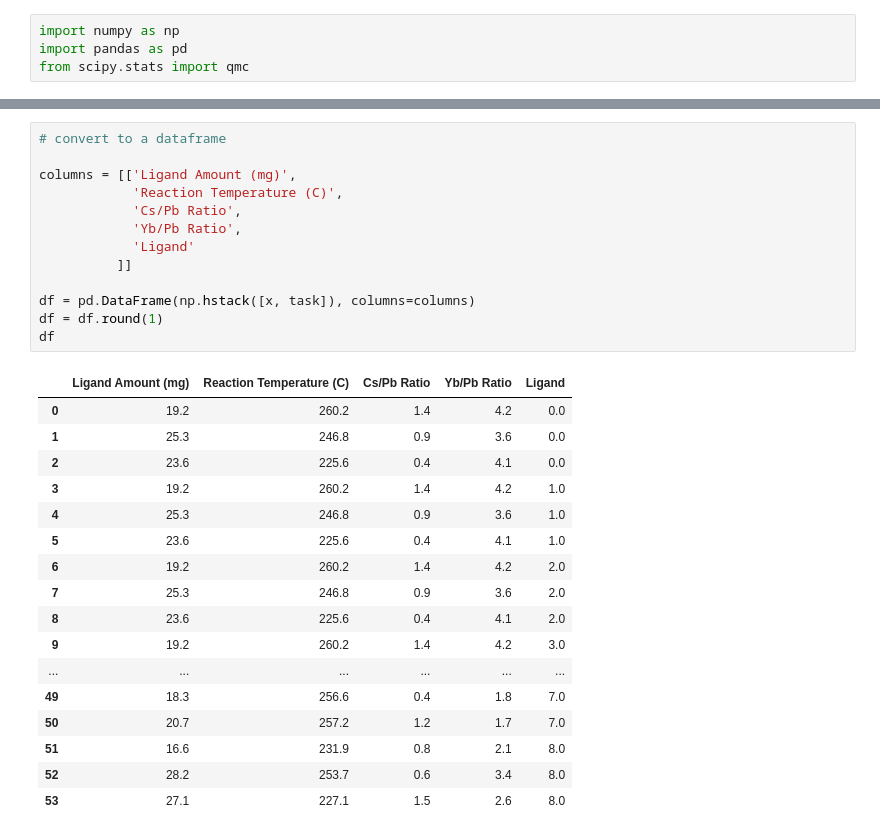
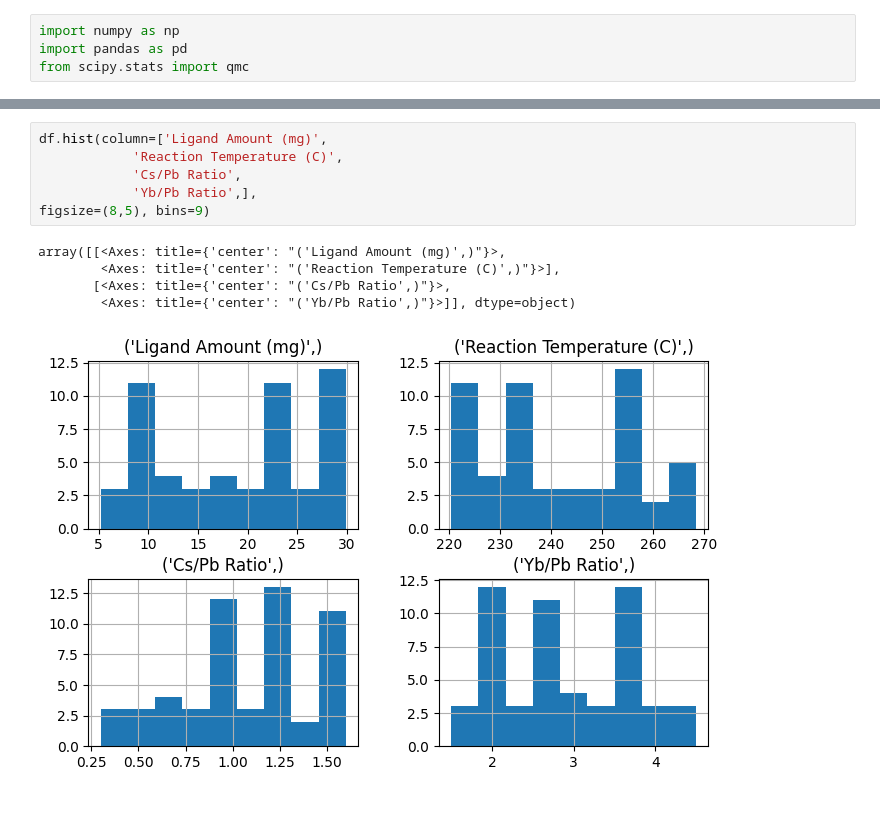
Before and after one commit to andrelowky/Multi-Task-Optimization, a Jupyter notebook: experimental campaign/batch 0 - sampling.ipynb, the cells around one changed output, grey strips where cells are left out. Cells and saved outputs as stored; diff of their text form; blank space fills up the shorter version.

```diff
--- a/experimental campaign/batch 0 - sampling.ipynb
+++ b/experimental campaign/batch 0 - sampling.ipynb
@@ -68,34 +82,15 @@ array([[ 19.18496874, 260.20193102,   1.37307626,   4.15873397],
-# %%
-# convert to a dataframe
-
-columns = [['Ligand Amount (mg)',
-            'Reaction Temperature (C)',
-            'Cs/Pb Ratio',
-            'Yb/Pb Ratio',
-            'Ligand'
-          ]]
-
-df = pd.DataFrame(np.hstack([x, task]), columns=columns)
-df = df.round(1)
-df
-# %% [output]
-|  | Ligand Amount (mg) | Reaction Temperature (C) | Cs/Pb Ratio | Yb/Pb Ratio | Ligand |
-| 0 | 19.2 | 260.2 | 1.4 | 4.2 | 0.0 |
-| 1 | 25.3 | 246.8 | 0.9 | 3.6 | 0.0 |
-| 2 | 23.6 | 225.6 | 0.4 | 4.1 | 0.0 |
-| 3 | 19.2 | 260.2 | 1.4 | 4.2 | 1.0 |
-| 4 | 25.3 | 246.8 | 0.9 | 3.6 | 1.0 |
-| 5 | 23.6 | 225.6 | 0.4 | 4.1 | 1.0 |
-| 6 | 19.2 | 260.2 | 1.4 | 4.2 | 2.0 |
-| 7 | 25.3 | 246.8 | 0.9 | 3.6 | 2.0 |
-| 8 | 23.6 | 225.6 | 0.4 | 4.1 | 2.0 |
-| 9 | 19.2 | 260.2 | 1.4 | 4.2 | 3.0 |
-| ... | ... | ... | ... | ... | ... |
-| 49 | 18.3 | 256.6 | 0.4 | 1.8 | 7.0 |
-| 50 | 20.7 | 257.2 | 1.2 | 1.7 | 7.0 |
-| 51 | 16.6 | 231.9 | 0.8 | 2.1 | 8.0 |
-| 52 | 28.2 | 253.7 | 0.6 | 3.4 | 8.0 |
-| 53 | 27.1 | 227.1 | 1.5 | 2.6 | 8.0 |
+# %%
+df.hist(column=['Ligand Amount (mg)',
+            'Reaction Temperature (C)',
+            'Cs/Pb Ratio',
+            'Yb/Pb Ratio',],
+figsize=(8,5), bins=9)
+# %% [output]
+array([[<Axes: title={'center': "('Ligand Amount (mg)',)"}>,
+        <Axes: title={'center': "('Reaction Temperature (C)',)"}>],
+       [<Axes: title={'center': "('Cs/Pb Ratio',)"}>,
+        <Axes: title={'center': "('Yb/Pb Ratio',)"}>]], dtype=object)
+[figure, added]
 # %%
 # convert the task indicator to a nice list
 
```
Also changed, not shown: parts of 4 cells of this notebook, 1 other file.
